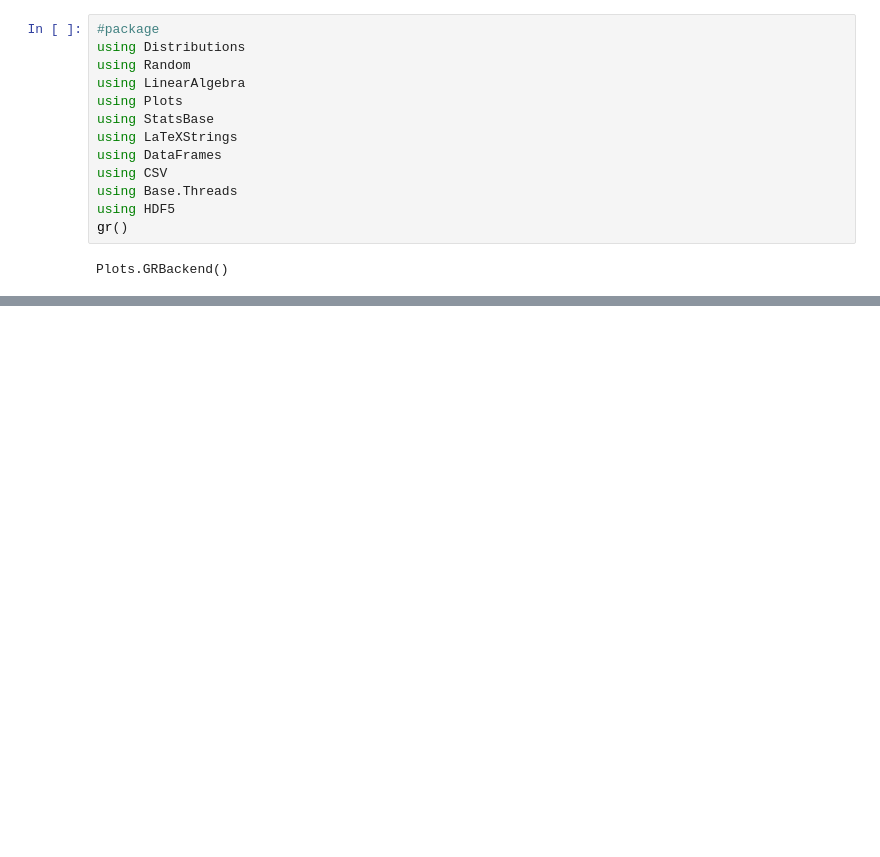
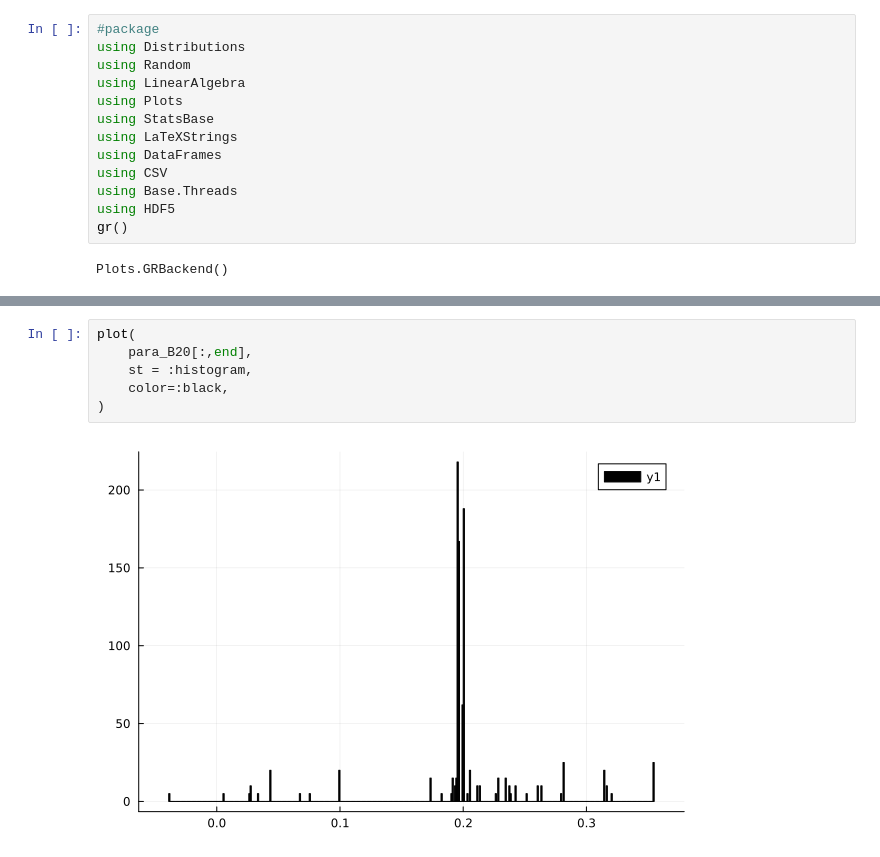
Before and after one commit to alessi-24/lab, a Jupyter notebook: 3para/exmc/posterior/code/posterior_spc.ipynb, the cells around one changed output, grey strips where cells are left out. Drawn from its saved outputs; the diff is of its cells as text; blank space fills up the shorter version.

```diff
--- a/3para/exmc/posterior/code/posterior_spc.ipynb
+++ b/3para/exmc/posterior/code/posterior_spc.ipynb
@@ -104,0 +111,8 @@ plot(
+# %%
+plot(
+    para_B20[:,end],
+    st = :histogram,
+    color=:black,
+)
+# %% [output]
+[figure, added]
```
Also changed, not shown: parts of 14 cells of this notebook, 6 other files.
